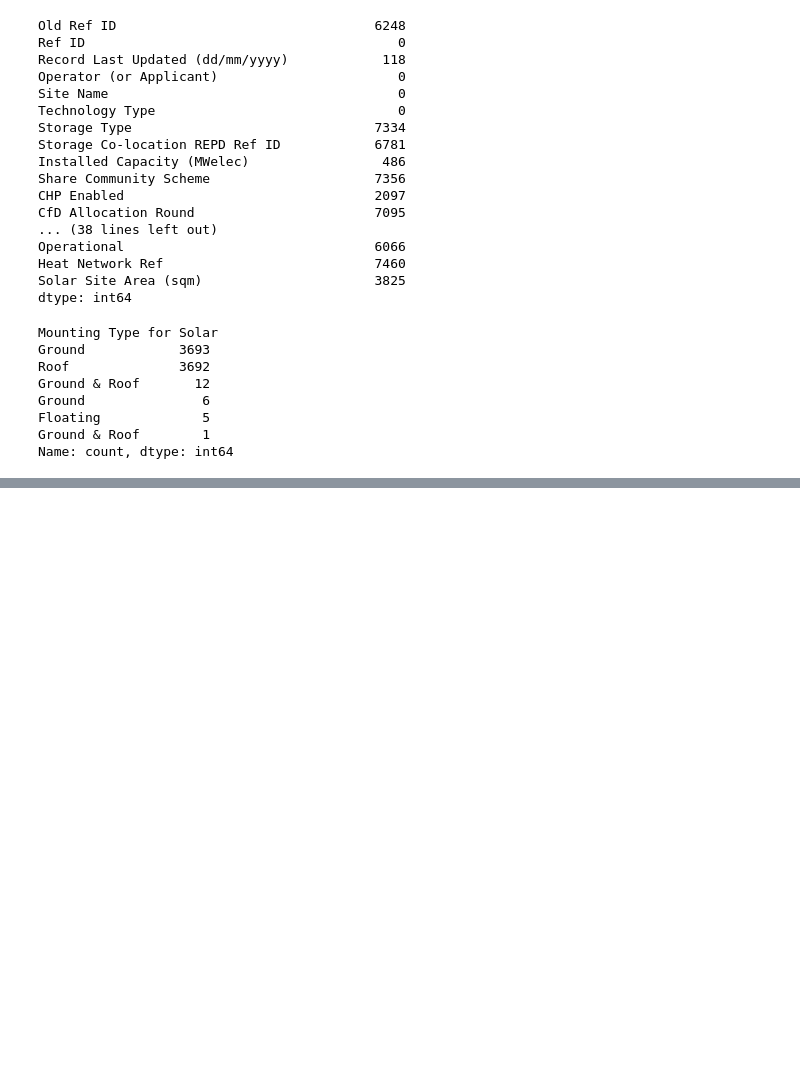
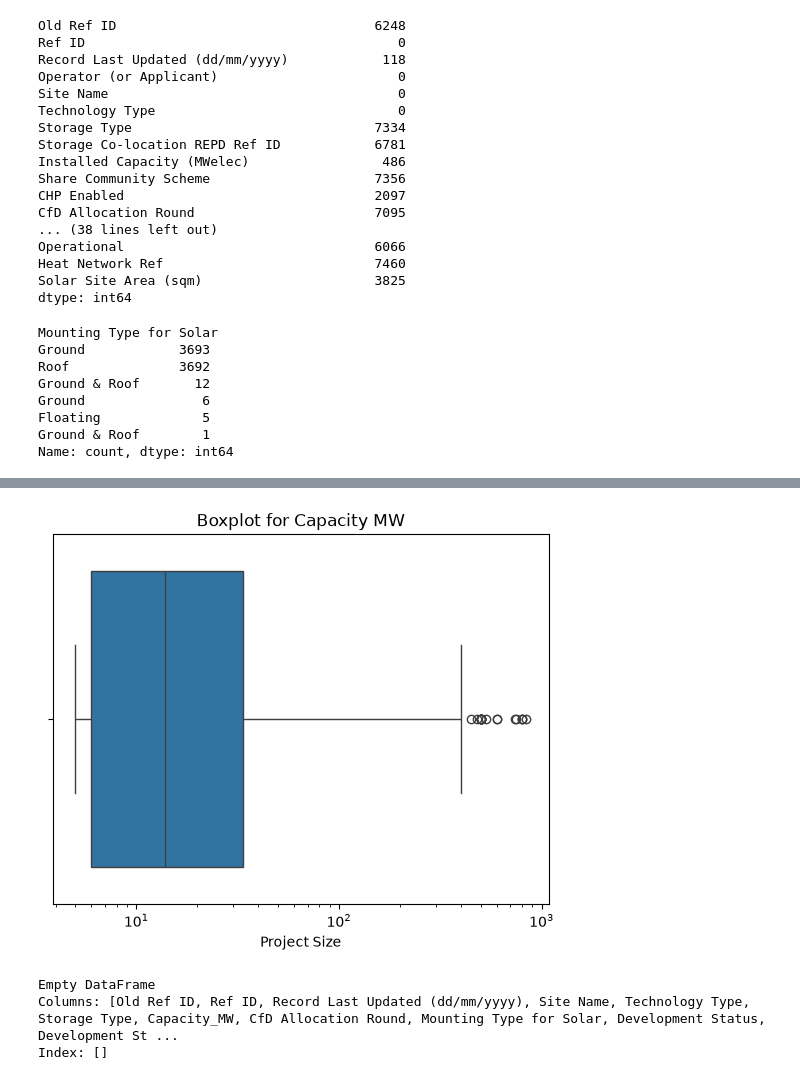
Before and after one commit to Chhchroncode/Data-Science-Solar-with-Cox, a Jupyter notebook: Python/Python_data_cleaning.ipynb, the cells around one changed output, grey strips where cells are left out. Saved outputs shown, nothing was run; the diff lists cells and outputs as text; code cells hidden in the pictures; blank space fills up the shorter version.

```diff
--- a/Python/Python_data_cleaning.ipynb
+++ b/Python/Python_data_cleaning.ipynb
@@ -180,0 +647,7 @@ dtype: int64
+# %%
+sb.boxplot(x=solar['Installed Capacity (MWelec)'],log_scale=True)
+plt.title('Boxplot for Capacity MW')
+plt.xlabel('Project Size')
+plt.show()
+# %% [output]
+[figure, added]
@@ -180,0 +656,7 @@ dtype: int64
+# %%
+zero_capacity=solar[solar['Capacity_MW']==0]
+print(zero_capacity)
+# %% [output]
+Empty DataFrame
+Columns: [Old Ref ID, Ref ID, Record Last Updated (dd/mm/yyyy), Site Name, Technology Type, Storage Type, Capacity_MW, CfD Allocation Round, Mounting Type for Solar, Development Status, Development St ...
+Index: []
```
Also changed, not shown: parts of 59 cells of this notebook, 1 other file.
